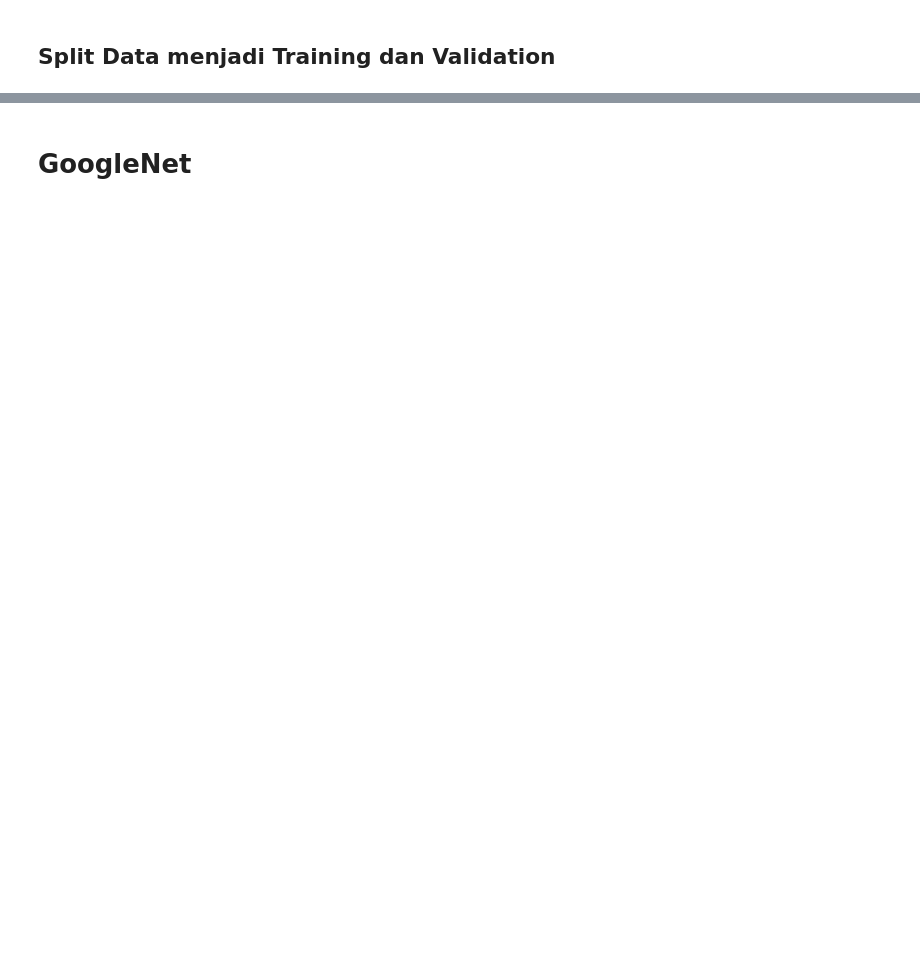
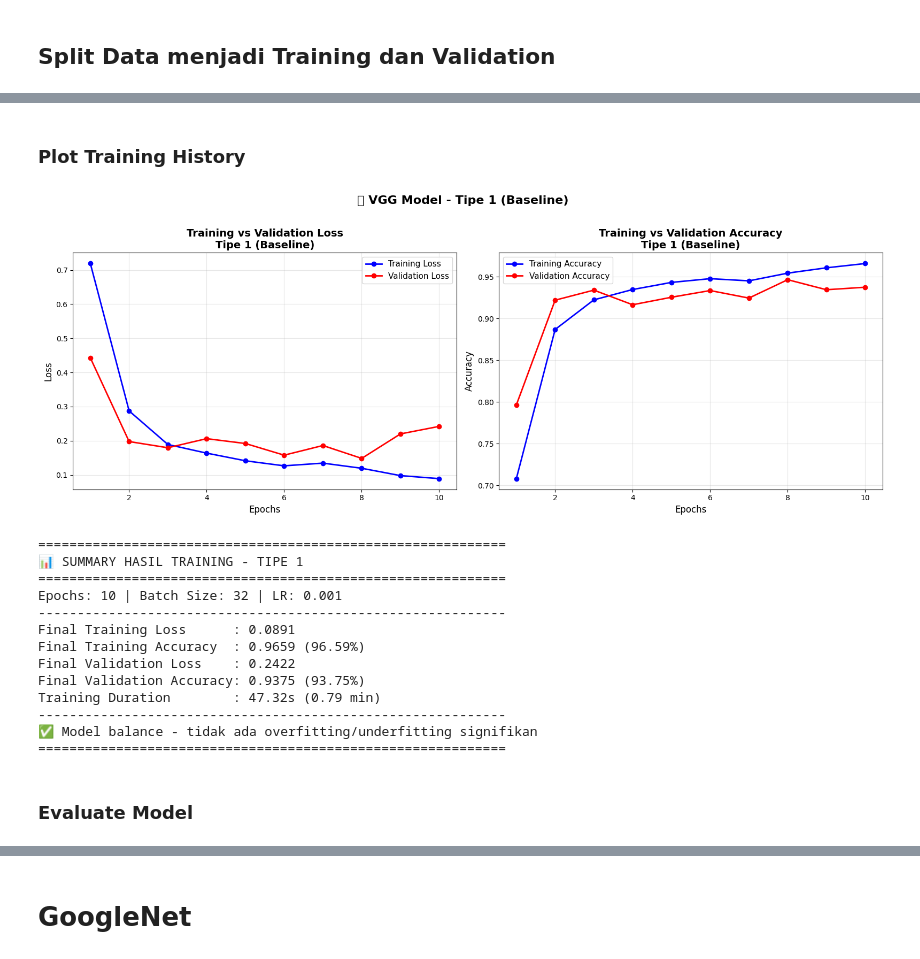
Before and after one commit to RepoGarage/federico-cv2, a Jupyter notebook: VGG_GOOGLENET_RESNET_ALEXNET.ipynb, the cells around one changed output, grey strips where cells are left out. Cells and saved outputs as stored; diff of their text form; code cells hidden in the pictures; blank space fills up the shorter version.

```diff
--- a/VGG_GOOGLENET_RESNET_ALEXNET.ipynb
+++ b/VGG_GOOGLENET_RESNET_ALEXNET.ipynb
@@ -580,0 +548,79 @@ Predicted class: Male
+# %% [markdown]
+### Plot Training History
+# %%
+import matplotlib.pyplot as plt
+
+# Ambil data history dari training
+loss_values_type1 = history_type1.history['loss']
+val_loss_values_type1 = history_type1.history['val_loss']
+accuracy_values_type1 = history_type1.history['accuracy']
+val_accuracy_values_type1 = history_type1.history['val_accuracy']
+
+epochs_range = range(1, len(loss_values_type1) + 1)
+
+# Buat figure dengan 2 subplot
+fig, axes = plt.subplots(1, 2, figsize=(16, 6))
+
+# Subplot 1: Loss
+axes[0].plot(epochs_range, loss_values_type1, 'bo-', label='Training Loss', linewidth=2, markersize=6)
+axes[0].plot(epochs_range, val_loss_values_type1, 'ro-', label='Validation Loss', linewidth=2, markersize=6)
+axes[0].set_title('Training vs Validation Loss\nTipe 1 (Baseline)', fontsize=14, fontweight='bold')
+axes[0].set_xlabel('Epochs', fontsize=12)
+axes[0].set_ylabel('Loss', fontsize=12)
+axes[0].legend(fontsize=11)
+axes[0].grid(True, alpha=0.3)
+
+# Subplot 2: Accuracy
+axes[1].plot(epochs_range, accuracy_values_type1, 'bo-', label='Training Accuracy', linewidth=2, markersize=6)
+axes[1].plot(epochs_range, val_accuracy_values_type1, 'ro-', label='Validation Accuracy', linewidth=2, markersize=6)
+axes[1].set_title('Training vs Validation Accuracy\nTipe 1 (Baseline)', fontsize=14, fontweight='bold')
+axes[1].set_xlabel('Epochs', fontsize=12)
+axes[1].set_ylabel('Accuracy', fontsize=12)
+axes[1].legend(fontsize=11)
+axes[1].grid(True, alpha=0.3)
+
+plt.suptitle('🔵 VGG Model - Tipe 1 (Baseline)', fontsize=16, fontweight='bold', y=1.02)
+plt.tight_layout()
+plt.show()
+
+# Tampilkan summary hasil training
+print("\n" + "="*60)
+print("📊 SUMMARY HASIL TRAINING - TIPE 1")
+print("="*60)
+print(f"Epochs: {epochs_type1} | Batch Size: {batch_size_type1} | LR: {learning_rate_type1}")
+print("-"*60)
+print(f"Final Training Loss      : {loss_values_type1[-1]:.4f}")
+print(f"Final Training Accuracy  : {accuracy_values_type1[-1]:.4f} ({accuracy_values_type1[-1]*100:.2f}%)")
+print(f"Final Validation Loss    : {val_loss_values_type1[-1]:.4f}")
+print(f"Final Validation Accuracy: {val_accuracy_values_type1[-1]:.4f} ({val_accuracy_values_type1[-1]*100:.2f}%)")
+print(f"Training Duration        : {training_duration_type1:.2f}s ({training_duration_type1/60:.2f} min)")
+print("-"*60)
+
+# Deteksi overfitting
+gap = accuracy_values_type1[-1] - val_accuracy_values_type1[-1]
+if gap > 0.1:
+    print("⚠️  OVERFITTING TERDETEKSI!")
+    print(f"   Gap: {gap:.4f} ({gap*100:.2f}%)")
+elif gap < -0.05:
+    print("⚠️  UNDERFITTING TERDETEKSI!")
+else:
+    print("✅ Model balance - tidak ada overfitting/underfitting signifikan")
+
+print("="*60)
+# %% [output]
+[figure, added]
+============================================================
+📊 SUMMARY HASIL TRAINING - TIPE 1
+============================================================
+Epochs: 10 | Batch Size: 32 | LR: 0.001
+------------------------------------------------------------
+Final Training Loss      : 0.0891
+Final Training Accuracy  : 0.9659 (96.59%)
+Final Validation Loss    : 0.2422
+Final Validation Accuracy: 0.9375 (93.75%)
+Training Duration        : 47.32s (0.79 min)
+------------------------------------------------------------
+✅ Model balance - tidak ada overfitting/underfitting signifikan
+============================================================
+# %% [markdown]
+### Evaluate Model
```
Also changed, not shown: parts of 213 cells of this notebook, 12 other files.
